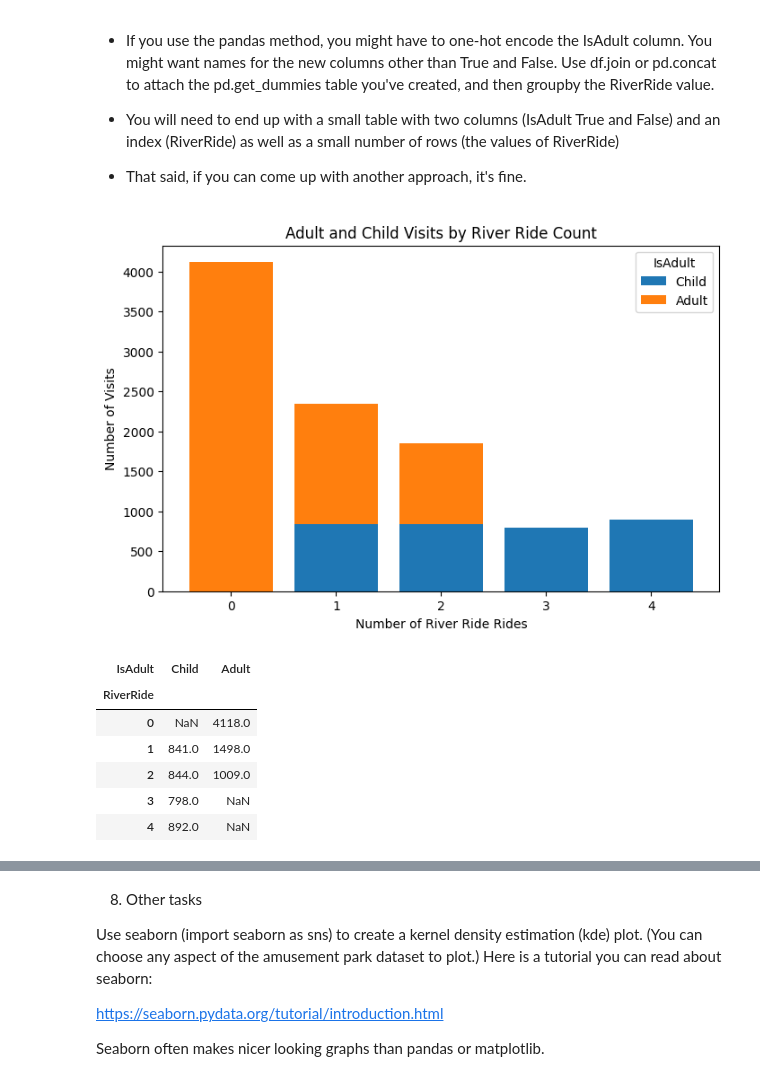
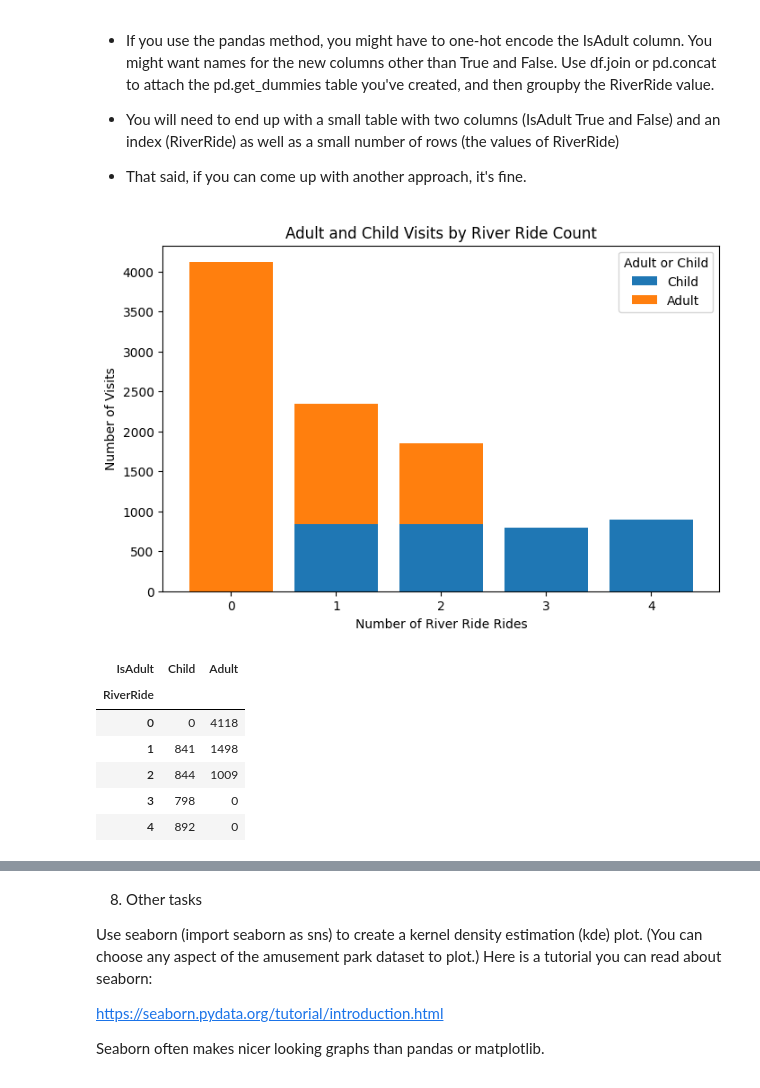
Before and after one commit to ckbaker78/AI_For_Leaders_Module-B-semester-2, a Jupyter notebook: Week3.ipynb, the cells around one changed output, grey strips where cells are left out. Cells and saved outputs as stored; diff of their text form; code cells hidden in the pictures.

```diff
--- a/Week3.ipynb
+++ b/Week3.ipynb
@@ -364,39 +364,41 @@ import matplotlib.pyplot as plt
 # rows = number of RiverRide rides
 # columns = Child / Adult
 river_summary = (
     df.groupby(['RiverRide', 'IsAdult']) # counting the occurance of the isadult by the river ride column
       .size()
-      .unstack()
+      .unstack(fill_value=0) # this takes the second grouped label and turns it into a column, in this case the isadult values are now a column.
 )
+
 
 # Rename columns so they look nicer
 river_summary = river_summary.rename(columns={
     True: 'Adult',
     False: 'Child'
 })
 
 # Plot stacked bar chart
 ax = river_summary.plot(
     kind='bar',
     stacked=True, # creates the stacked bars
     figsize=(8, 5),
     width = .8
 )
 
 ax.set_title('Adult and Child Visits by River Ride Count')
 ax.set_xlabel('Number of River Ride Rides')
 ax.set_ylabel('Number of Visits')
+ax.legend(title= 'Adult or Child')
 plt.xticks(rotation=0)
 plt.show()
 
 
 river_summary
 # %% [output]
-[figure, old version]
+[figure, new version]
 | IsAdult | Child | Adult |
 | RiverRide |  |  |
-| 0 | NaN | 4118.0 |
-| 1 | 841.0 | 1498.0 |
-| 2 | 844.0 | 1009.0 |
-| 3 | 798.0 | NaN |
-| 4 | 892.0 | NaN |
+| 0 | 0 | 4118 |
+| 1 | 841 | 1498 |
+| 2 | 844 | 1009 |
+| 3 | 798 | 0 |
+| 4 | 892 | 0 |
```
Also changed, not shown: parts of 3 cells of this notebook, 2 other files.
